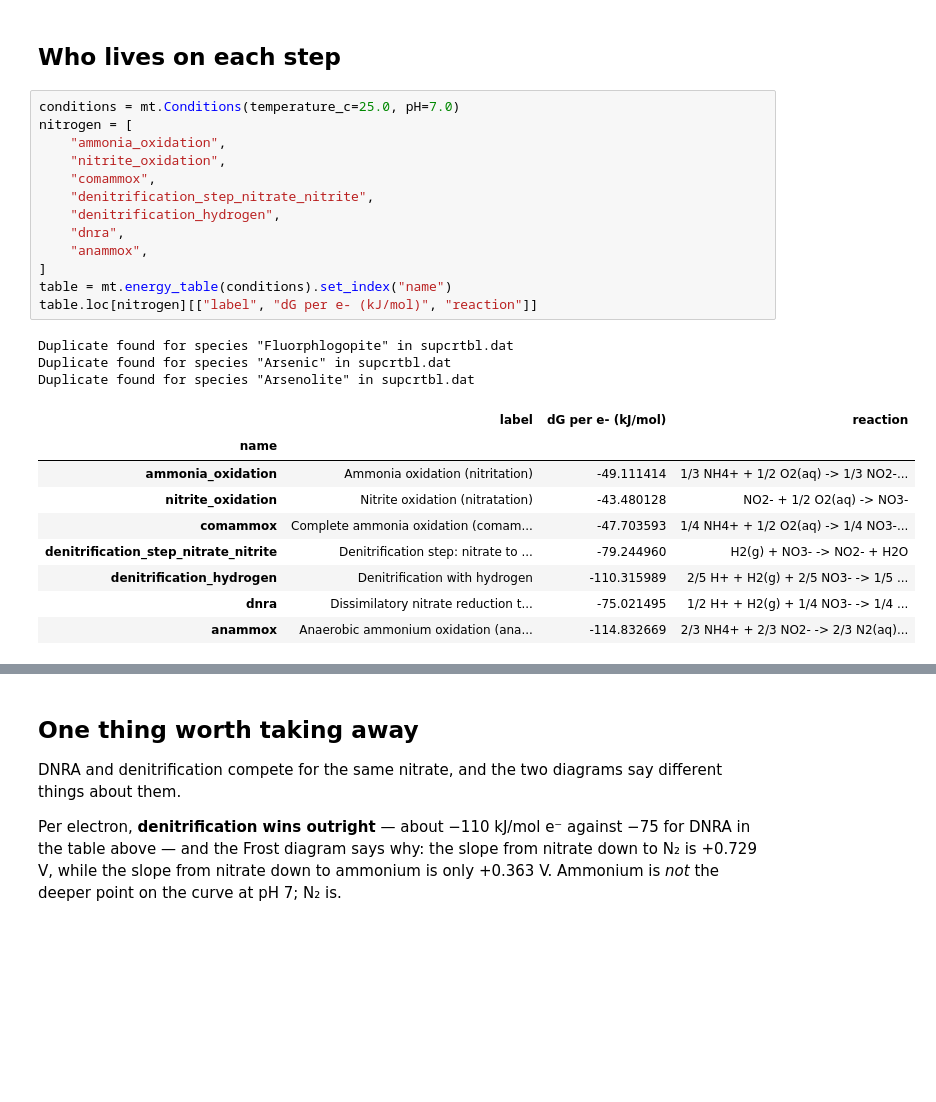
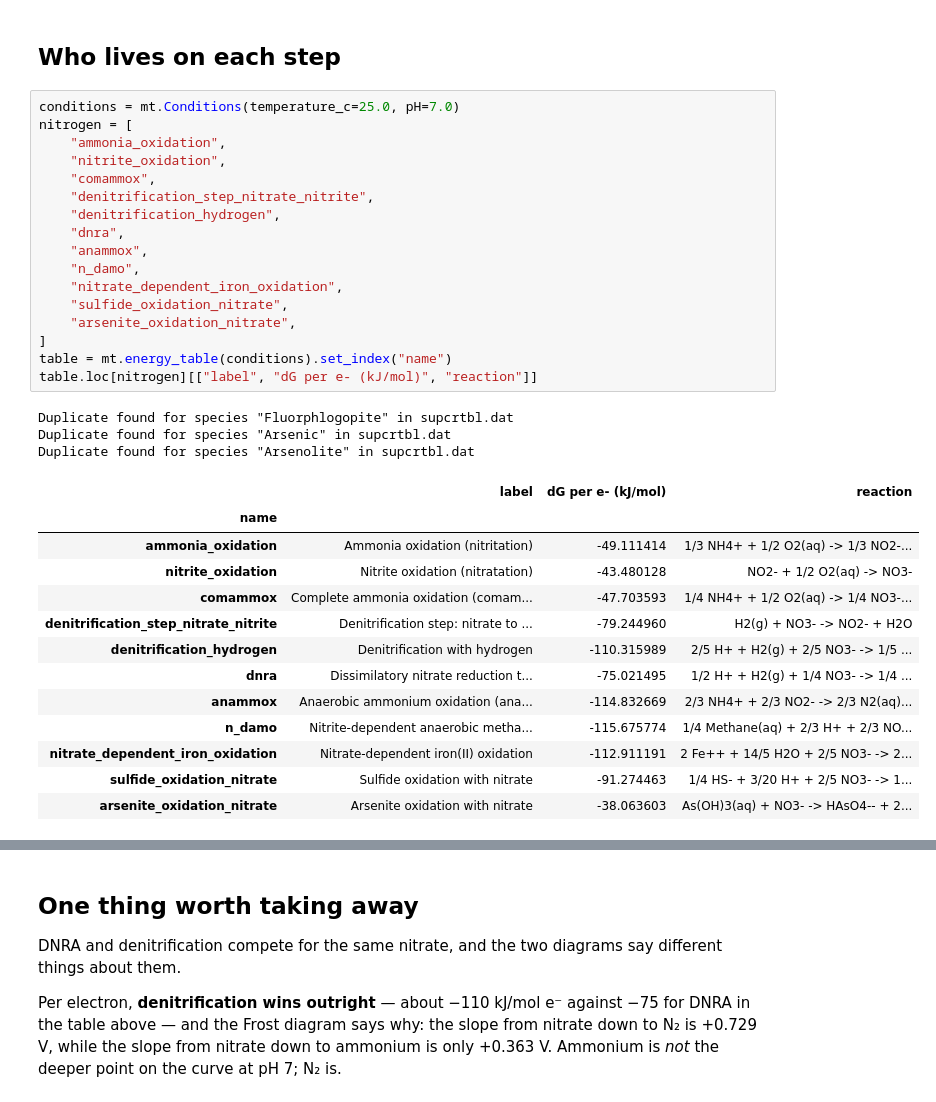
Before and after one commit to JamesRH/microbial_thermo, a Jupyter notebook: notebooks/06_nitrogen.ipynb, the cells around one changed output, grey strips where cells are left out. Cells and saved outputs as stored; diff of their text form; blank space fills up the shorter version.

```diff
--- a/notebooks/06_nitrogen.ipynb
+++ b/notebooks/06_nitrogen.ipynb
@@ -119,26 +119,34 @@ exactly the disequilibrium this figure says should not exist.
 # %%
 conditions = mt.Conditions(temperature_c=25.0, pH=7.0)
 nitrogen = [
     "ammonia_oxidation",
     "nitrite_oxidation",
     "comammox",
     "denitrification_step_nitrate_nitrite",
     "denitrification_hydrogen",
     "dnra",
     "anammox",
+    "n_damo",
+    "nitrate_dependent_iron_oxidation",
+    "sulfide_oxidation_nitrate",
+    "arsenite_oxidation_nitrate",
 ]
 table = mt.energy_table(conditions).set_index("name")
 table.loc[nitrogen][["label", "dG per e- (kJ/mol)", "reaction"]]
 # %% [output]
 Duplicate found for species "Fluorphlogopite" in supcrtbl.dat
 Duplicate found for species "Arsenic" in supcrtbl.dat
 Duplicate found for species "Arsenolite" in supcrtbl.dat
 |  | label | dG per e- (kJ/mol) | reaction |
 | name |  |  |  |
 | ammonia_oxidation | Ammonia oxidation (nitritation) | -49.111414 | 1/3 NH4+ + 1/2 O2(aq) -> 1/3 NO2-... |
 | nitrite_oxidation | Nitrite oxidation (nitratation) | -43.480128 | NO2- + 1/2 O2(aq) -> NO3- |
 | comammox | Complete ammonia oxidation (comam... | -47.703593 | 1/4 NH4+ + 1/2 O2(aq) -> 1/4 NO3-... |
 | denitrification_step_nitrate_nitrite | Denitrification step: nitrate to ... | -79.244960 | H2(g) + NO3- -> NO2- + H2O |
 | denitrification_hydrogen | Denitrification with hydrogen | -110.315989 | 2/5 H+ + H2(g) + 2/5 NO3- -> 1/5 ... |
 | dnra | Dissimilatory nitrate reduction t... | -75.021495 | 1/2 H+ + H2(g) + 1/4 NO3- -> 1/4 ... |
 | anammox | Anaerobic ammonium oxidation (ana... | -114.832669 | 2/3 NH4+ + 2/3 NO2- -> 2/3 N2(aq)... |
+| n_damo | Nitrite-dependent anaerobic metha... | -115.675774 | 1/4 Methane(aq) + 2/3 H+ + 2/3 NO... |
+| nitrate_dependent_iron_oxidation | Nitrate-dependent iron(II) oxidation | -112.911191 | 2 Fe++ + 14/5 H2O + 2/5 NO3- -> 2... |
+| sulfide_oxidation_nitrate | Sulfide oxidation with nitrate | -91.274463 | 1/4 HS- + 3/20 H+ + 2/5 NO3- -> 1... |
+| arsenite_oxidation_nitrate | Arsenite oxidation with nitrate | -38.063603 | As(OH)3(aq) + NO3- -> HAsO4-- + 2... |
```
Also changed, not shown: parts of 4 cells of this notebook, 16 other files.
